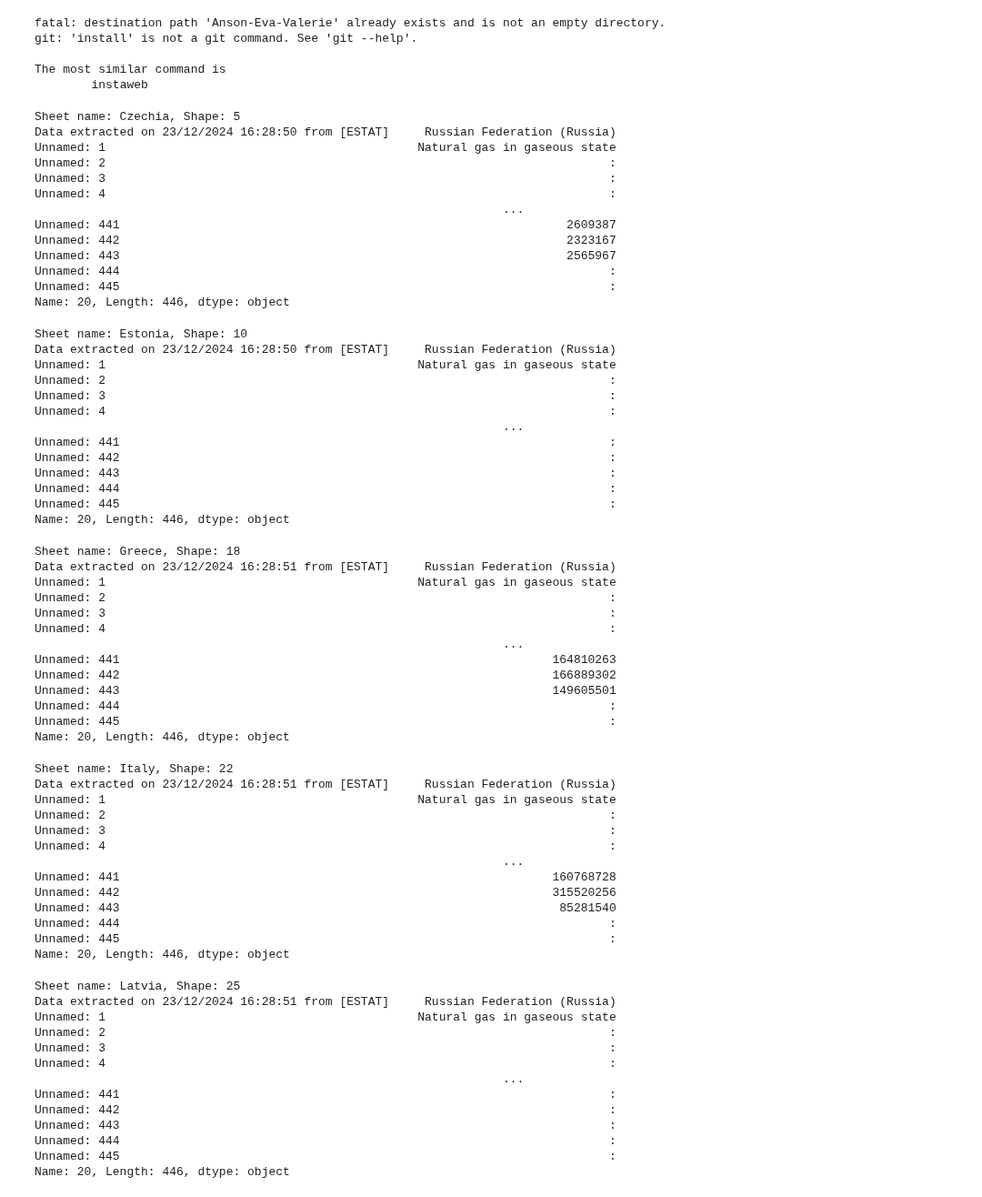
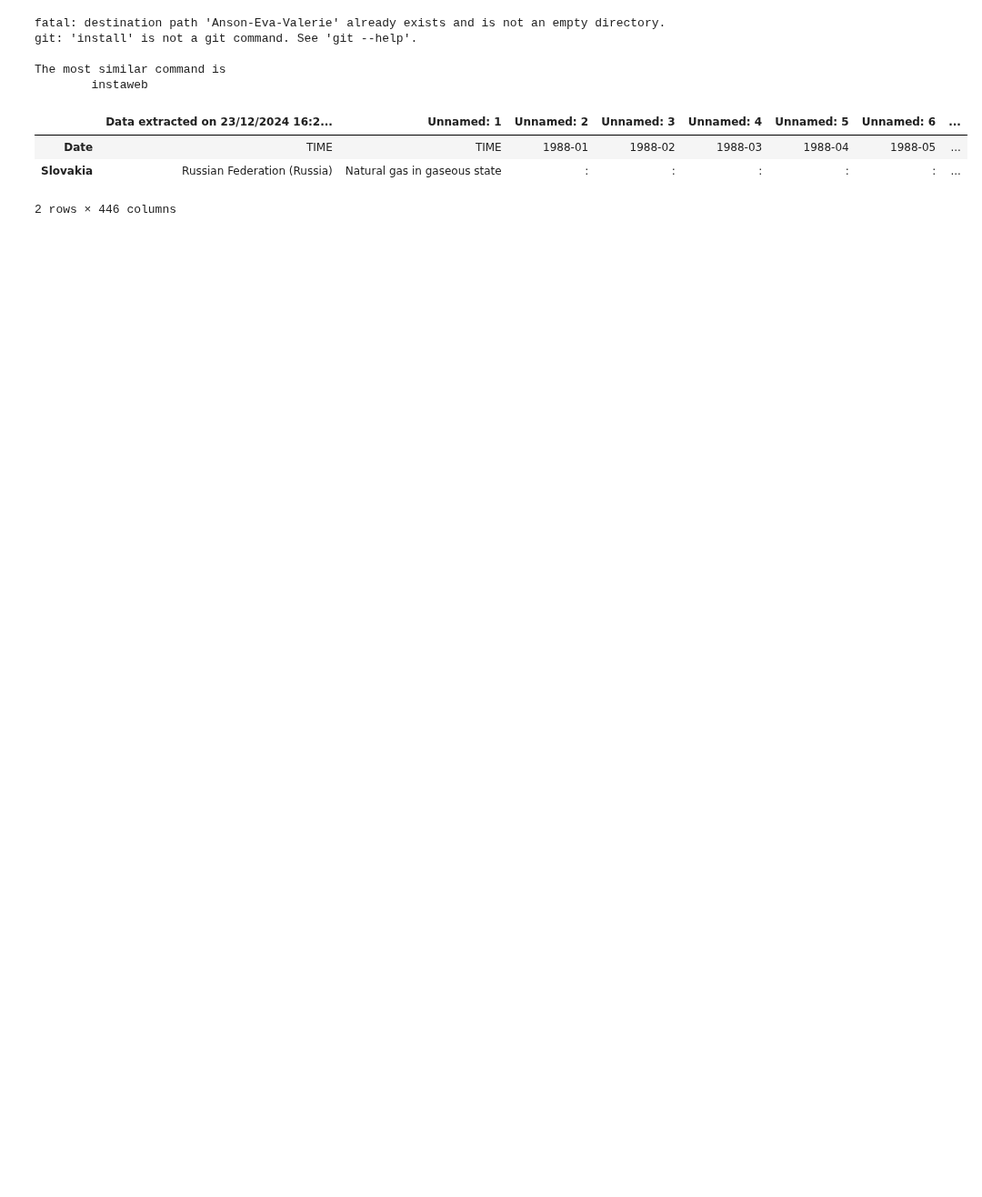
Before and after one commit to Anson422/Anson-Eva-Valerie, a Jupyter notebook: Stacked Bar Chart/EU_import_RU_gas.ipynb, the cells around one changed output. Shown at 91% size. Drawn from its saved outputs; the diff is of its cells as text; code cells hidden in the pictures; blank space fills up the shorter version.

```diff
--- a/Stacked Bar Chart/EU_import_RU_gas.ipynb
+++ b/Stacked Bar Chart/EU_import_RU_gas.ipynb
@@ -23,78 +23,19 @@ import numpy as np
 # %%
 #download all countries with RU import data
 dic = {"Czechia": 5, "Estonia": 10, "Greece": 18, "Italy": 22, "Latvia": 25, "Romania": 30, "Slovakia": 33}
 dfs = {}
 for key, value in dic.items():
     try:
         dfs[key] = pd.read_excel("/content/Anson-Eva-Valerie/Stacked Bar Chart/data/ds-045409__custom_14788878_spreadsheet.xlsx", sheet_name= f"Sheet {value}")
         values = dfs[key].loc[20]
-
-        print(values)
+        date = dfs[key].loc[8]
+        combined_data = pd.concat([date, values], axis=1)
+        df = pd.DataFrame({'Date': date, key: values})
+        df = df.transpose()
     except Exception as e:
         print(f"Error loading sheet {value} (for {key}): {e}")
 # %% [output]
+|  | Data extracted on 23/12/2024 16:2... | Unnamed: 1 | Unnamed: 2 | Unnamed: 3 | Unnamed: 4 | Unnamed: 5 | Unnamed: 6 | ... |
+| Date | TIME | TIME | 1988-01 | 1988-02 | 1988-03 | 1988-04 | 1988-05 | ... |
+| Slovakia | Russian Federation (Russia) | Natural gas in gaseous state | : | : | : | : | : | ... |
-Sheet name: Czechia, Shape: 5
-Data extracted on 23/12/2024 16:28:50 from [ESTAT]     Russian Federation (Russia)
-Unnamed: 1                                            Natural gas in gaseous state
-Unnamed: 2                                                                       :
-Unnamed: 3                                                                       :
-Unnamed: 4                                                                       :
-                                                                  ...
-Unnamed: 441                                                               2609387
-Unnamed: 442                                                               2323167
-Unnamed: 443                                                               2565967
-Unnamed: 444                                                                     :
-Unnamed: 445                                                                     :
-Name: 20, Length: 446, dtype: object
+2 rows × 446 columns
-Sheet name: Estonia, Shape: 10
-Data extracted on 23/12/2024 16:28:50 from [ESTAT]     Russian Federation (Russia)
-Unnamed: 1                                            Natural gas in gaseous state
-Unnamed: 2                                                                       :
-Unnamed: 3                                                                       :
-Unnamed: 4                                                                       :
-                                                                  ...
-Unnamed: 441                                                                     :
-Unnamed: 442                                                                     :
-Unnamed: 443                                                                     :
-Unnamed: 444                                                                     :
-Unnamed: 445                                                                     :
-Name: 20, Length: 446, dtype: object
-Sheet name: Greece, Shape: 18
-Data extracted on 23/12/2024 16:28:51 from [ESTAT]     Russian Federation (Russia)
-Unnamed: 1                                            Natural gas in gaseous state
-Unnamed: 2                                                                       :
-Unnamed: 3                                                                       :
-Unnamed: 4                                                                       :
-                                                                  ...
-Unnamed: 441                                                             164810263
-Unnamed: 442                                                             166889302
-Unnamed: 443                                                             149605501
-Unnamed: 444                                                                     :
-Unnamed: 445                                                                     :
-Name: 20, Length: 446, dtype: object
-Sheet name: Italy, Shape: 22
-Data extracted on 23/12/2024 16:28:51 from [ESTAT]     Russian Federation (Russia)
-Unnamed: 1                                            Natural gas in gaseous state
-Unnamed: 2                                                                       :
-Unnamed: 3                                                                       :
-Unnamed: 4                                                                       :
-                                                                  ...
-Unnamed: 441                                                             160768728
-Unnamed: 442                                                             315520256
-Unnamed: 443                                                              85281540
-Unnamed: 444                                                                     :
-Unnamed: 445                                                                     :
-Name: 20, Length: 446, dtype: object
-Sheet name: Latvia, Shape: 25
-Data extracted on 23/12/2024 16:28:51 from [ESTAT]     Russian Federation (Russia)
-Unnamed: 1                                            Natural gas in gaseous state
-Unnamed: 2                                                                       :
-Unnamed: 3                                                                       :
-Unnamed: 4                                                                       :
-                                                                  ...
-Unnamed: 441                                                                     :
-Unnamed: 442                                                                     :
-Unnamed: 443                                                                     :
-Unnamed: 444                                                                     :
-Unnamed: 445                                                                     :
-Name: 20, Length: 446, dtype: object
```
Also changed, not shown: parts of 1 cell of this notebook.
